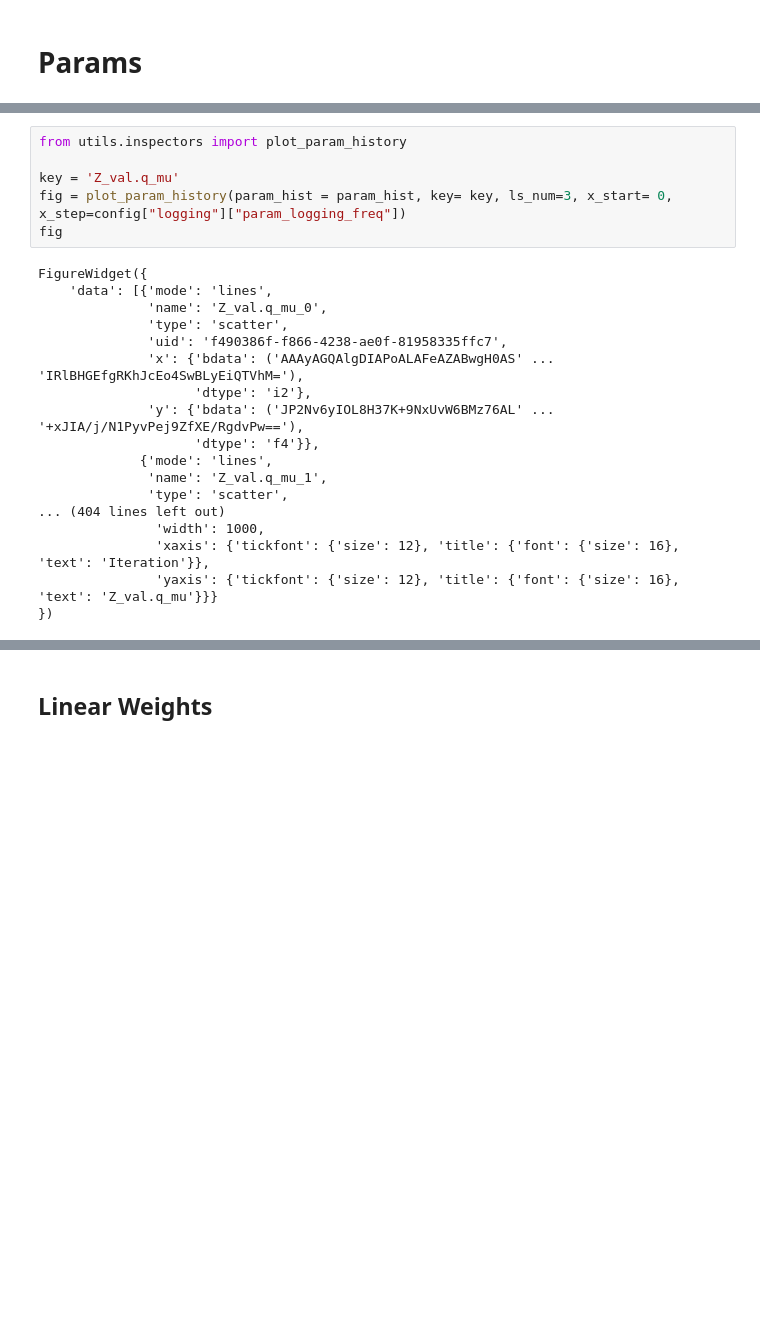
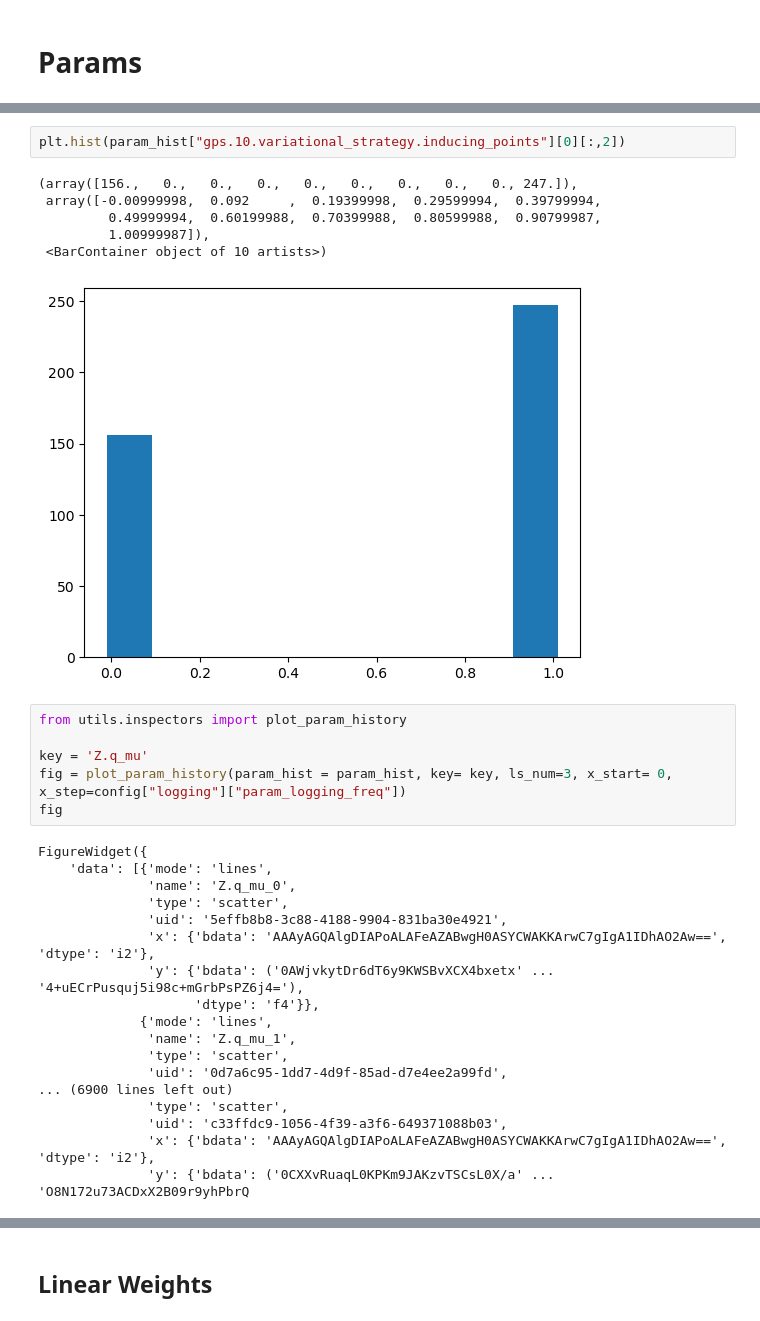
Before and after one commit to Ali-Setareh/SeqGPLVM_FEMSM, a Jupyter notebook: notebooks/model_inspection.ipynb, the cells around one changed output, grey strips where cells are left out. Saved outputs shown, nothing was run; the diff lists cells and outputs as text; blank space fills up the shorter version.

```diff
--- a/notebooks/model_inspection.ipynb
+++ b/notebooks/model_inspection.ipynb
@@ -118,24 +128,33 @@ params
+# %%
+plt.hist(param_hist["gps.10.variational_strategy.inducing_points"][0][:,2])
+# %% [output]
+(array([156.,   0.,   0.,   0.,   0.,   0.,   0.,   0.,   0., 247.]),
+ array([-0.00999998,  0.092     ,  0.19399998,  0.29599994,  0.39799994,
+         0.49999994,  0.60199988,  0.70399988,  0.80599988,  0.90799987,
+         1.00999987]),
+ <BarContainer object of 10 artists>)
+[figure, added]
 # %%
 from utils.inspectors import plot_param_history
 
-key = 'Z_val.q_mu'
+key = 'Z.q_mu'
 fig = plot_param_history(param_hist = param_hist, key= key, ls_num=3, x_start= 0, x_step=config["logging"]["param_logging_freq"])
 fig
 # %% [output]
 FigureWidget({
     'data': [{'mode': 'lines',
-              'name': 'Z_val.q_mu_0',
+              'name': 'Z.q_mu_0',
               'type': 'scatter',
-              'uid': 'f490386f-f866-4238-ae0f-81958335ffc7',
-              'x': {'bdata': ('AAAyAGQAlgDIAPoALAFeAZABwgH0AS' ... 'IRlBHGEfgRKhJcEo4SwBLyEiQTVhM='),
-                    'dtype': 'i2'},
-              'y': {'bdata': ('JP2Nv6yIOL8H37K+9NxUvW6BMz76AL' ... '+xJIA/j/N1PyvPej9ZfXE/RgdvPw=='),
+              'uid': '5effb8b8-3c88-4188-9904-831ba30e4921',
+              'x': {'bdata': 'AAAyAGQAlgDIAPoALAFeAZABwgH0ASYCWAKKArwC7gIgA1IDhAO2Aw==', 'dtype': 'i2'},
+              'y': {'bdata': ('0AWjvkytDr6dT6y9KWSBvXCX4bxetx' ... '4+uECrPusquj5i98c+mGrbPsPZ6j4='),
                     'dtype': 'f4'}},
              {'mode': 'lines',
-              'name': 'Z_val.q_mu_1',
+              'name': 'Z.q_mu_1',
               'type': 'scatter',
-... (404 lines left out)
-               'width': 1000,
-               'xaxis': {'tickfont': {'size': 12}, 'title': {'font': {'size': 16}, 'text': 'Iteration'}},
-               'yaxis': {'tickfont': {'size': 12}, 'title': {'font': {'size': 16}, 'text': 'Z_val.q_mu'}}}
-})
+              'uid': '0d7a6c95-1dd7-4d9f-85ad-d7e4ee2a99fd',
+... (6900 lines left out)
+              'type': 'scatter',
+              'uid': 'c33ffdc9-1056-4f39-a3f6-649371088b03',
+              'x': {'bdata': 'AAAyAGQAlgDIAPoALAFeAZABwgH0ASYCWAKKArwC7gIgA1IDhAO2Aw==', 'dtype': 'i2'},
+              'y': {'bdata': ('0CXXvRuaqL0KPKm9JAKzvTSCsL0X/a' ... 'O8N172u73ACDxX2B09r9yhPbrQ
```
Also changed, not shown: parts of 6 cells of this notebook, 3 other files.
